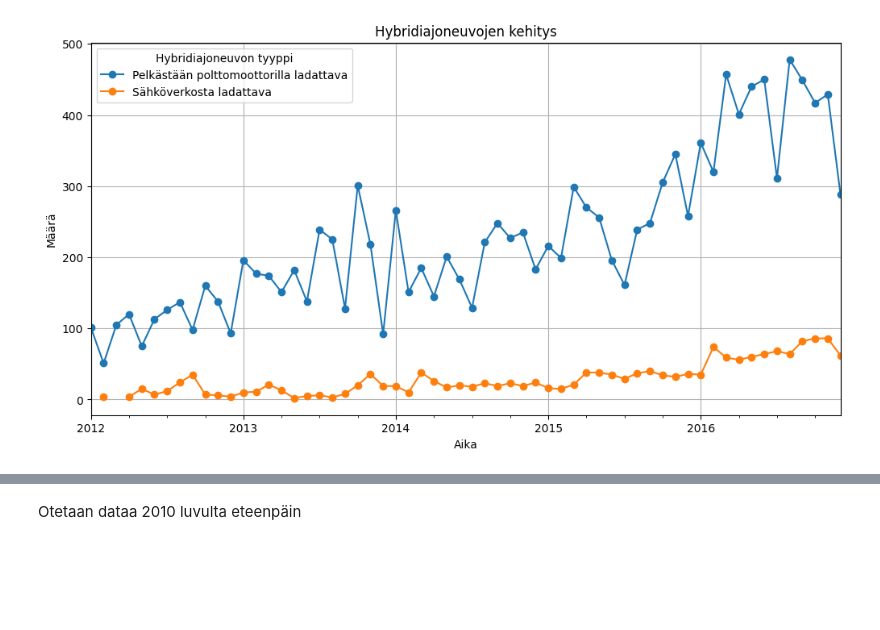
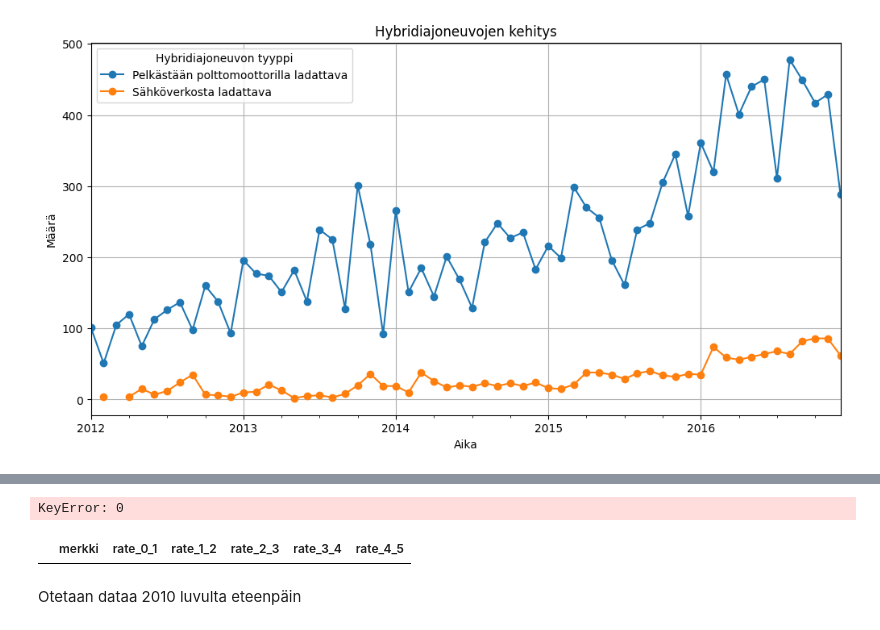
Before and after one commit to GouchinHub/TJTS4901, a Jupyter notebook: harjoitustyo.ipynb, the cells around one changed output, grey strips where cells are left out. Saved outputs shown, nothing was run; the diff lists cells and outputs as text; code cells hidden in the pictures; blank space fills up the shorter version.

```diff
--- a/harjoitustyo.ipynb
+++ b/harjoitustyo.ipynb
@@ -46,0 +169,10 @@ plt.show()
+# %%
+# Create a sample DataFrame
+data = {'A': [10, 15, 20, 25, 30], 'B': [5, 10, 15, 20, 25]}
+df = pd.DataFrame(data)
+print(df)
+# Calculate the percentage change for each column
+percentage_change = df.pct_change()
+
+# Display the result
+print(percentage_change)
@@ -47,3 +200,21 @@ plt.show()
+# %%
+for brands, values in df_sorted.items():
+    for i in range(len(df_sorted.columns[1:-1][::-1]) - 1):
+        values = df_sorted[df_sorted["merkki"] == values[i]]
+        old_value = values[i + 1] # value in the previous year
+        new_value = values[i]  # value in the current year
+        print(new_value)
+        rate_of_change = ((int(new_value) - int(old_value)) / int(old_value)) * 100
+
+        print(f"{brand} ({years[i + 1]}-{years[i]}): {rate_of_change:.2f}%")
+# %% [output]
+KeyError: 0
+# %%
+# Create a new DataFrame to store the rate of change
+rate_df = pd.DataFrame(columns=['merkki'] + [f'rate_{i}_{i+1}' for i in range(len(df.columns) - 2)])
+rate_df
+# %% [output]
+|  | merkki | rate_0_1 | rate_1_2 | rate_2_3 | rate_3_4 | rate_4_5 |
 # %%
 df = pd.read_csv('Ajoneuvojen_avoin_data_5_21.csv', encoding='ISO-8859-1', on_bad_lines="skip", delimiter=";",low_memory=False)
 # %% [markdown]
```
Also changed, not shown: parts of 8 cells of this notebook, 2 other files.
